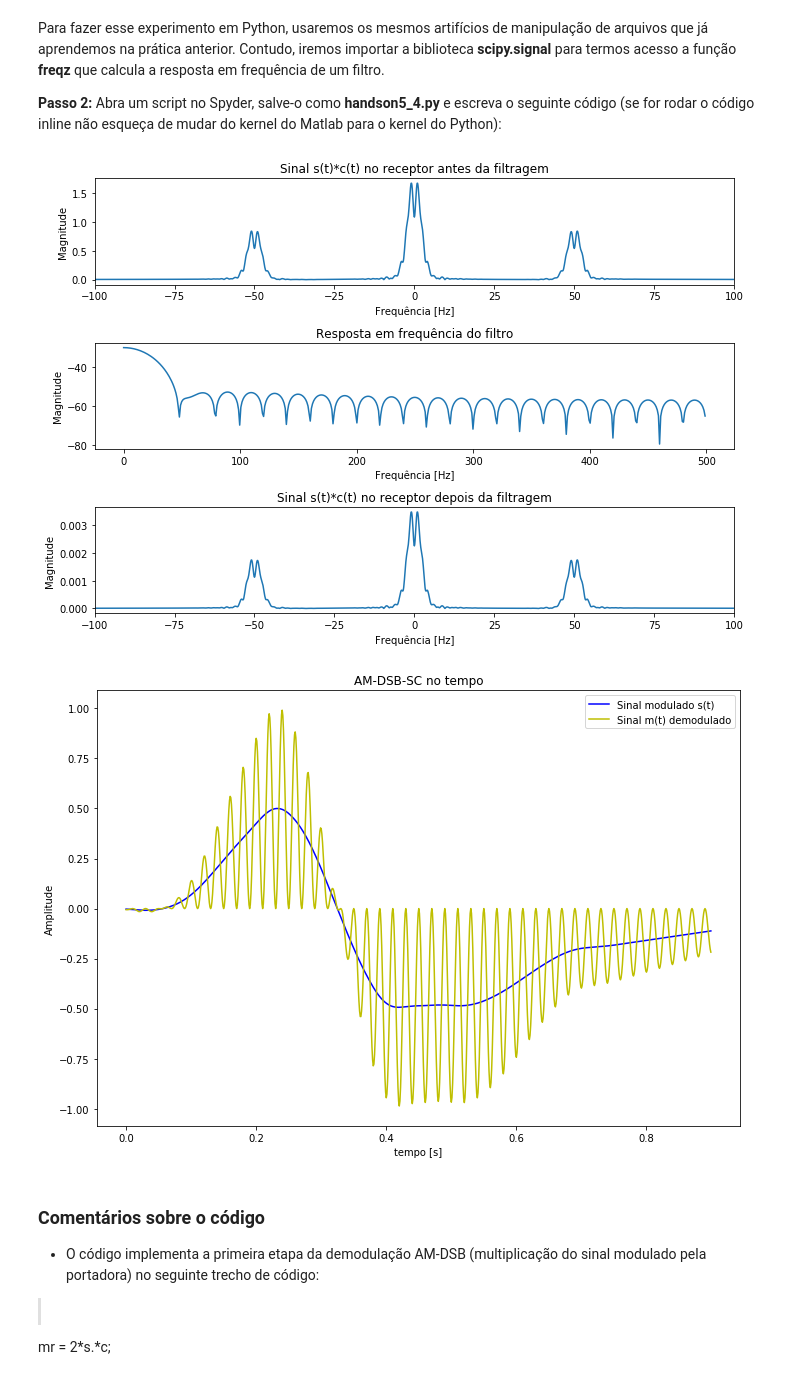
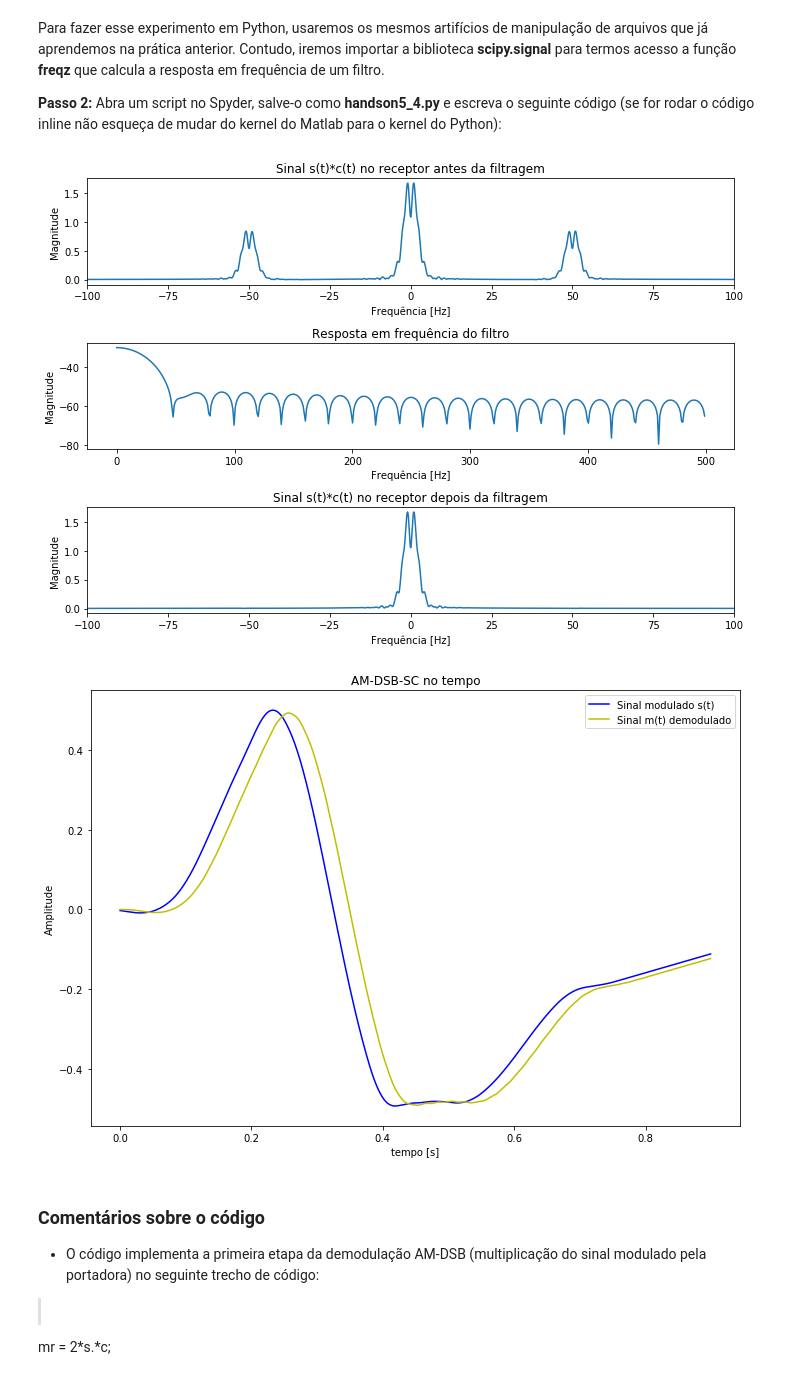
Before and after one commit to josemcast/DCO2004_LabPSC, a Jupyter notebook: h05.ipynb, the cells around one changed output. Cells and saved outputs as stored; diff of their text form; code cells hidden in the pictures.

```diff
--- a/h05.ipynb
+++ b/h05.ipynb
@@ -680,9 +685,9 @@ from scipy.signal import freqz
 from scipy import signal
 
 mat_data = loadmat('./MATERIAL/HD_05/signal.mat')      # Retorna um dicionário
-t = mat_data['t']
+t = mat_data['t'].flatten()
 ts =  float(mat_data['Ts'])
-msg = mat_data['msg']
+msg = mat_data['msg'].flatten()
 fs = 1/ts
 Ac = 1                                                 # Amplitude da portadora
 fc = 25                                                # Frequência da portadora
@@ -716,36 +721,36 @@ plt.xlim([-100,100])
 plt.subplot(312)
 [freq,amp] = freqz(h,fs)
 plt.plot(freq*fs/(2*np.pi),10*np.log10(abs(amp)))
 plt.title("Resposta em frequência do filtro")
 plt.ylabel("Magnitude")
 plt.xlabel("Frequência [Hz]")
 
 # Espectro do sinal depois da filtragem
 lfft = len(mr_filtrado)*10                                      # Comprimento da fft (Arbitrário)
 freq = np.arange(-fs/2,fs/2,fs/lfft)
 M_fft = np.fft.fft(mr_filtrado,n=lfft,axis=0)/np.sqrt(lfft)
 M_sig= fftpack.fftshift(M_fft)
 plt.subplot(313)
 plt.title("Sinal s(t)*c(t) no receptor depois da filtragem")
 plt.ylabel("Magnitude")
 plt.xlabel("Frequência [Hz]")
 plt.plot(freq ,abs(M_sig))
 plt.xlim([-100,100])
 plt.tight_layout()
 plt.show()
 
 # Gráfico do sinais modulante e demodulado
 plt.figure(1,[10,7])
 plt.title("AM-DSB-SC no tempo")
 plt.ylabel("Amplitude")
 plt.xlabel("tempo [s]")
-plt.plot(t,msg,'b',t,mr,'y')
+plt.plot(t,msg,'b',t,mr_filtrado,'y')
 plt.legend(['Sinal modulado s(t)','Sinal m(t) demodulado']);
 plt.tight_layout()
 plt.show()
 # %% [output]
-[figure, old version]
+[figure, new version]
-[figure, old version]
+[figure, new version]
 # %% [markdown]
 ### Comentários sobre o código
 
```
Also changed, not shown: parts of 7 cells of this notebook.
